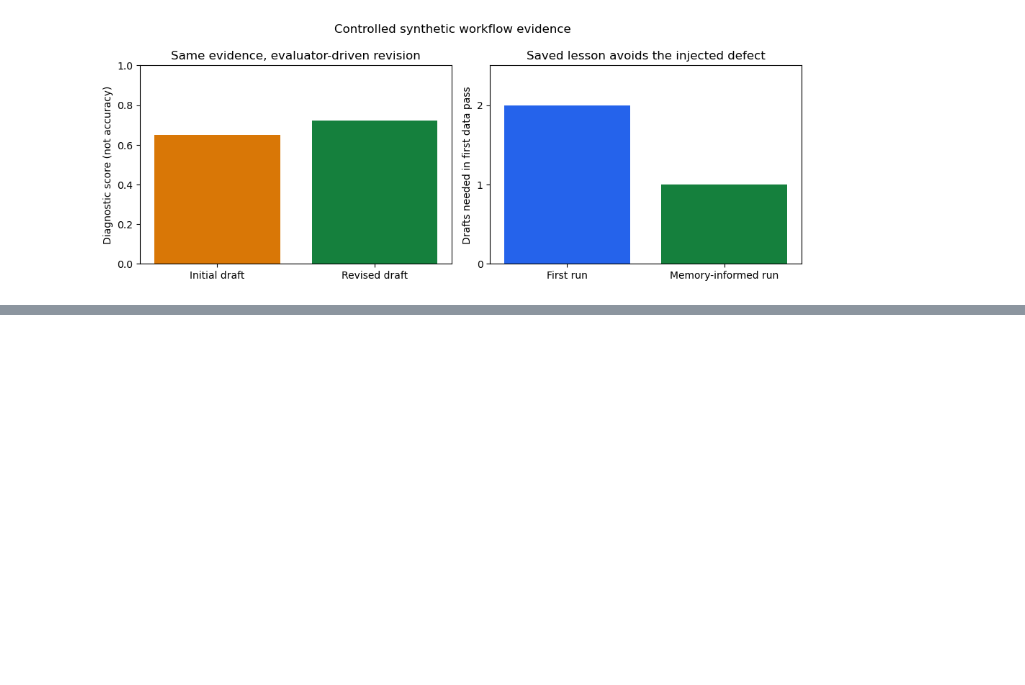
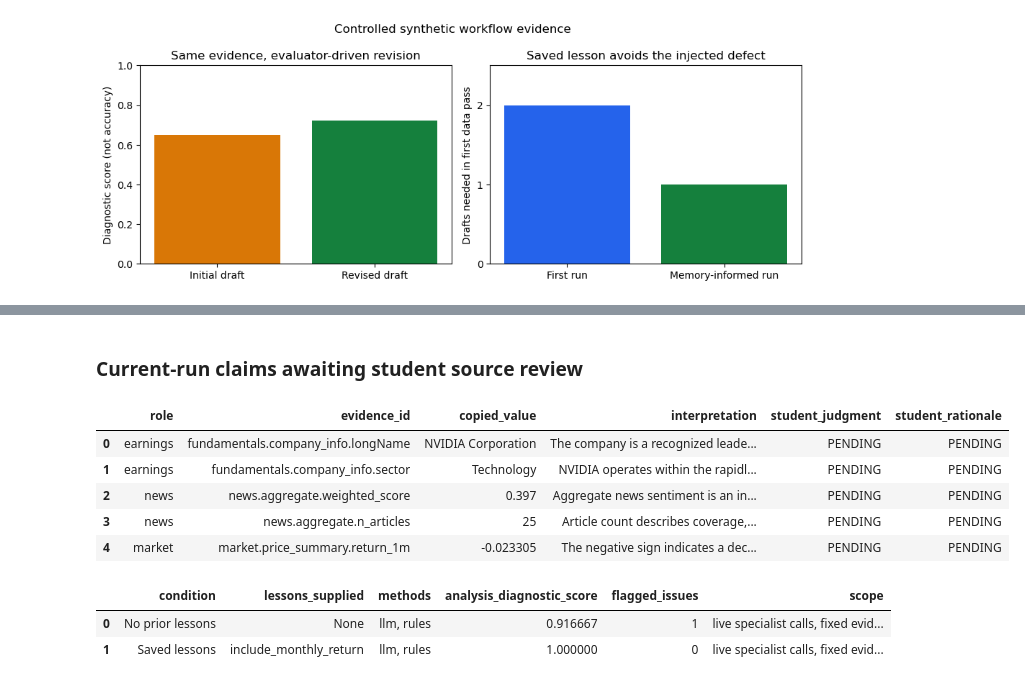
Before and after one commit to bigthinkertoo/aai-520-g5, a Jupyter notebook: AAI520_Integrated_Team.ipynb, the cells around one changed output, grey strips where cells are left out. Cells and saved outputs as stored; diff of their text form; code cells hidden in the pictures; blank space fills up the shorter version.

Commit message:
Updated step table, added step headings to code cells, and updated the conclusion.

```diff
--- a/AAI520_Integrated_Team.ipynb
+++ b/AAI520_Integrated_Team.ipynb
@@ -4203,7 +4245,17 @@ def evaluate_research(bundle: dict, analyses: dict, plan: dict) -> dict:
     audit = analysis_audit(bundle, analyses)
     issues.extend(audit["issues"])
     score = 0.7 * score + 0.3 * audit["score"]
+    article_titles = {a["article"]["id"]: a["article"]["title"] for a in articles}
+    gate_details = [
+        {"gate": failure["gate"], "article_id": failure.get("article_id"),
+         "title": article_titles.get(failure.get("article_id"), "Aggregate or unavailable"),
+         "issues": failure.get("issues", []),
+         "handling": "Rejected figures removed before summarization; review remaining fields"
+             if failure["gate"] == "2_extract" else "Review gate output and fallback; rating withheld"}
+        for failure in bundle["pipeline_meta"].get("gate_failures", [])
+    ]
     return {
+        "gate_details": gate_details,
         "score": round(score, 3),
         "analysis_score": audit["score"],
         "analysis_feedback": audit["feedback"],
@@ -5369,0 +5471,60 @@ PASS: revision, memory adaptation, source routing, strict contracts, broader pro
+# %%
+# Owner: Shared integration and validation
+# AI-assisted excerpt judgments; students have not reviewed these labels.
+claim_examples = [
+    {"source_excerpt": "Nvidia commits $1bn to US science over the next five years",
+     "claim": "The announced commitment is $1bn over 5 years.",
+     "judgment": "supported", "rationale": "The amount and duration match the title; five and 5 are equivalent."},
+    {"source_excerpt": "Nvidia commits $1bn to US science over the next five years",
+     "claim": "The announced commitment is $1bn over 9 years.",
+     "judgment": "contradicted", "rationale": "The title specifies five years, not nine."},
+    {"source_excerpt": "Nvidia commits $1bn to US science over the next five years",
+     "claim": "The commitment guarantees higher shareholder returns.",
+     "judgment": "unsupported", "rationale": "The title states a commitment, not a guaranteed financial outcome."},
+    {"source_excerpt": "SYNTHETIC example: forward P/E is 20; revenue growth is 10%.",
+     "claim": "Forward P/E is 20.", "judgment": "supported",
+     "rationale": "Directly stated in the supplied synthetic excerpt."},
+    {"source_excerpt": "SYNTHETIC example: forward P/E is 20; revenue growth is 10%.",
+     "claim": "The company is undervalued relative to peers.", "judgment": "unsupported",
+     "rationale": "No peer valuations or valuation model are supplied."},
+]
+display(Markdown("### AI-assisted excerpt review (selected examples; no human labels)"))
+display(pd.DataFrame(claim_examples))
+
+pending_reviews = []
+for role, analysis in first["analyses"].items():
+    for claim in analysis.get("claims", [])[:2]:
+        pending_reviews.append({"role": role, "evidence_id": claim["evidence_id"],
+            "copied_value": claim["value"], "interpretation": claim["interpretation"],
+            "student_judgment": "PENDING", "student_rationale": "PENDING"})
+display(Markdown("### Current-run claims awaiting student source review"))
+display(pd.DataFrame(pending_reviews))
+
+def compare_learning_on_fixed_evidence(run, run_live=False):
+    if run_live and (not LIVE or not LLM_ENABLED or run["synthetic"]):
+        raise ValueError("Live comparison requires live mode, an available model and non-synthetic evidence")
+    packets = route_content(run["bundle"])
+    lessons = run["memory_entry"].get("analysis_lessons", [])
+    rows = []
+    # run_live=False explicitly bypasses model calls, even in a live notebook.
+    for label, condition_lessons in [("No prior lessons", []), ("Saved lessons", lessons)]:
+        analyses = {}
+        for role, packet in packets.items():
+            if run_live:
+                analyses[role] = analyze_packet(role, copy.deepcopy(packet), lessons=condition_lessons)
+            else:
+                analyses[role] = {**extract_packet(role, packet),
+                    **extractive_reasoning(role, packet, evidence_catalog(role, packet)),
+                    "method": "rules", "lessons_used": list(condition_lessons)}
+        audit = analysis_audit(run["bundle"], analyses)
+        rows.append({"condition": label, "lessons_supplied": ", ".join(condition_lessons) or "None",
+            "methods": ", ".join(sorted({a["method"] for a in analyses.values()})),
+            "analysis_diagnostic_score": audit["score"], "flagged_issues": len(audit["issues"]),
+            "scope": "live specialist calls, fixed evidence" if run_live else "deterministic fixed-evidence comparison"})
+    return rows
+
+RUN_LIVE_LEARNING_CHECK = True  # Enable explicitly to permit paid specialist calls.
+learning_comparison = compare_learning_on_fixed_evidence(first, run_live=RUN_LIVE_LEARNING_CHECK)
+display(pd.DataFrame(learning_comparison))
+print("Comparison is descriptive; equal scores or rule fallbacks do not demonstrate live learning.")
+# %% [output]
@@ -5369,0 +5538,10 @@ PASS: revision, memory adaptation, source routing, strict contracts, broader pro
+### Current-run claims awaiting student source review
+|  | role | evidence_id | copied_value | interpretation | student_judgment | student_rationale |
+| 0 | earnings | fundamentals.company_info.longName | NVIDIA Corporation | The company is a recognized leade... | PENDING | PENDING |
+| 1 | earnings | fundamentals.company_info.sector | Technology | NVIDIA operates within the rapidl... | PENDING | PENDING |
+| 2 | news | news.aggregate.weighted_score | 0.397 | Aggregate news sentiment is an in... | PENDING | PENDING |
+| 3 | news | news.aggregate.n_articles | 25 | Article count describes coverage,... | PENDING | PENDING |
+| 4 | market | market.price_summary.return_1m | -0.023305 | The negative sign indicates a dec... | PENDING | PENDING |
+|  | condition | lessons_supplied | methods | analysis_diagnostic_score | flagged_issues | scope |
+| 0 | No prior lessons | None | llm, rules | 0.916667 | 1 | live specialist calls, fixed evid... |
+| 1 | Saved lessons | include_monthly_return | llm, rules | 1.000000 | 0 | live specialist calls, fixed evid... |
```
Also changed, not shown: parts of 54 cells of this notebook.
